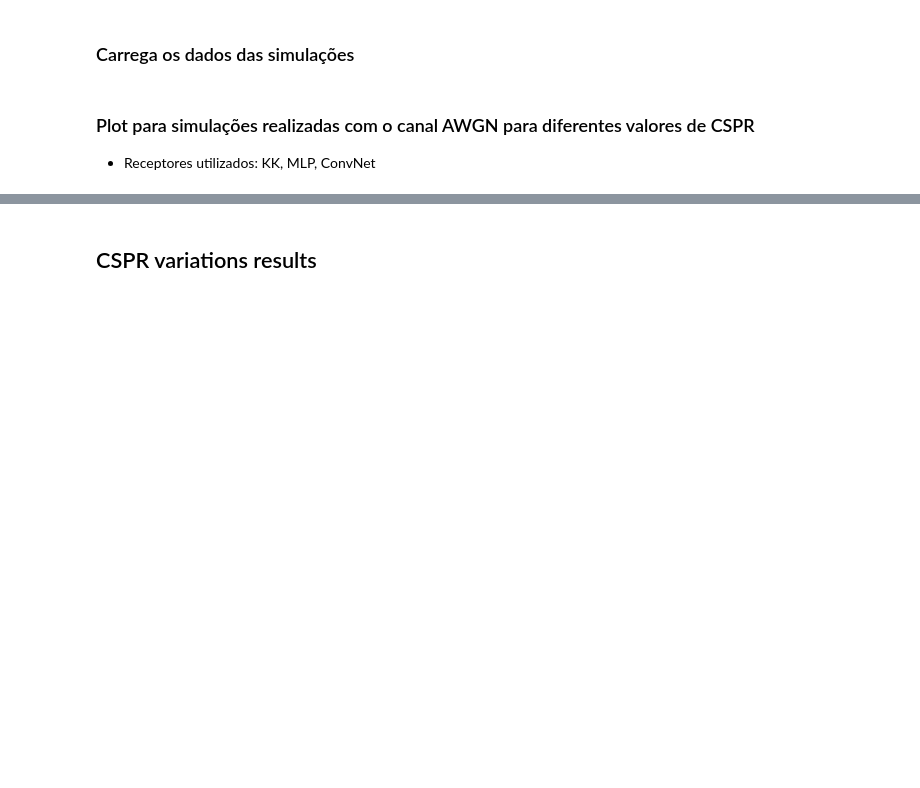
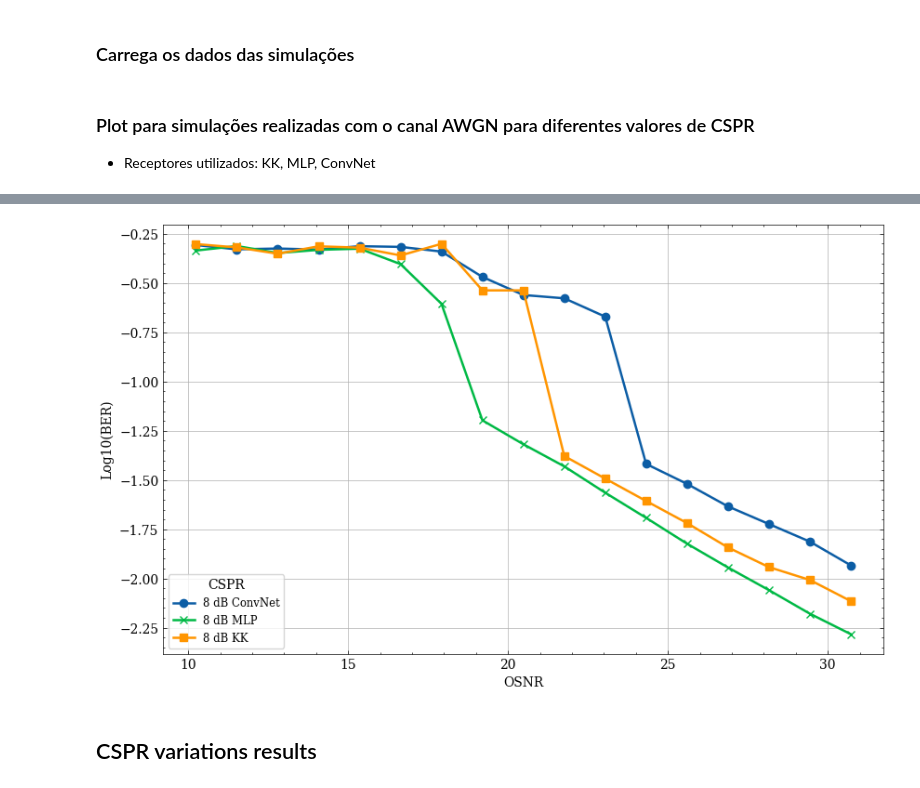
Before and after one commit to silasabs/PIVIC-PIBIC-Comunicacoes-Opticas, a Jupyter notebook: jupyter notebooks/Pibic_Results_PhaseRetrieval.ipynb, the cells around one changed output, grey strips where cells are left out. Cells and saved outputs as stored; diff of their text form; code cells hidden in the pictures; blank space fills up the shorter version.

```diff
--- a/jupyter notebooks/Pibic_Results_PhaseRetrieval.ipynb
+++ b/jupyter notebooks/Pibic_Results_PhaseRetrieval.ipynb
@@ -139,3 +144,18 @@ plt.grid();
+# %%
+plt.figure(figsize=(10,6))
+
+plt.plot(OSNR, np.log10(CSPR_BER[:,1][2]), '-o', label='8 dB ConvNet')
+plt.plot(OSNR, np.log10(CSPR_BER[:,1][1]), '-x', label='8 dB MLP')
+plt.plot(OSNR, np.log10(CSPR_BER[:,1][0]), '-s', label='8 dB KK')
+
+plt.legend(title="CSPR", loc=3, fontsize='small', frameon=True);
+#plt.text(26.5,-0.5,'Conv-Rx 3', fontsize = 14, bbox=dict(facecolor='white', alpha=0.5))
+#plt.title('ConvNet Receiver');
+plt.xlabel('OSNR');
+plt.ylabel('Log10(BER)');
+plt.grid();
+# %% [output]
+[figure, added]
 # %% [markdown]
 ## CSPR variations results
 # %%
```
Also changed, not shown: parts of 2 cells of this notebook, 2 other files.
